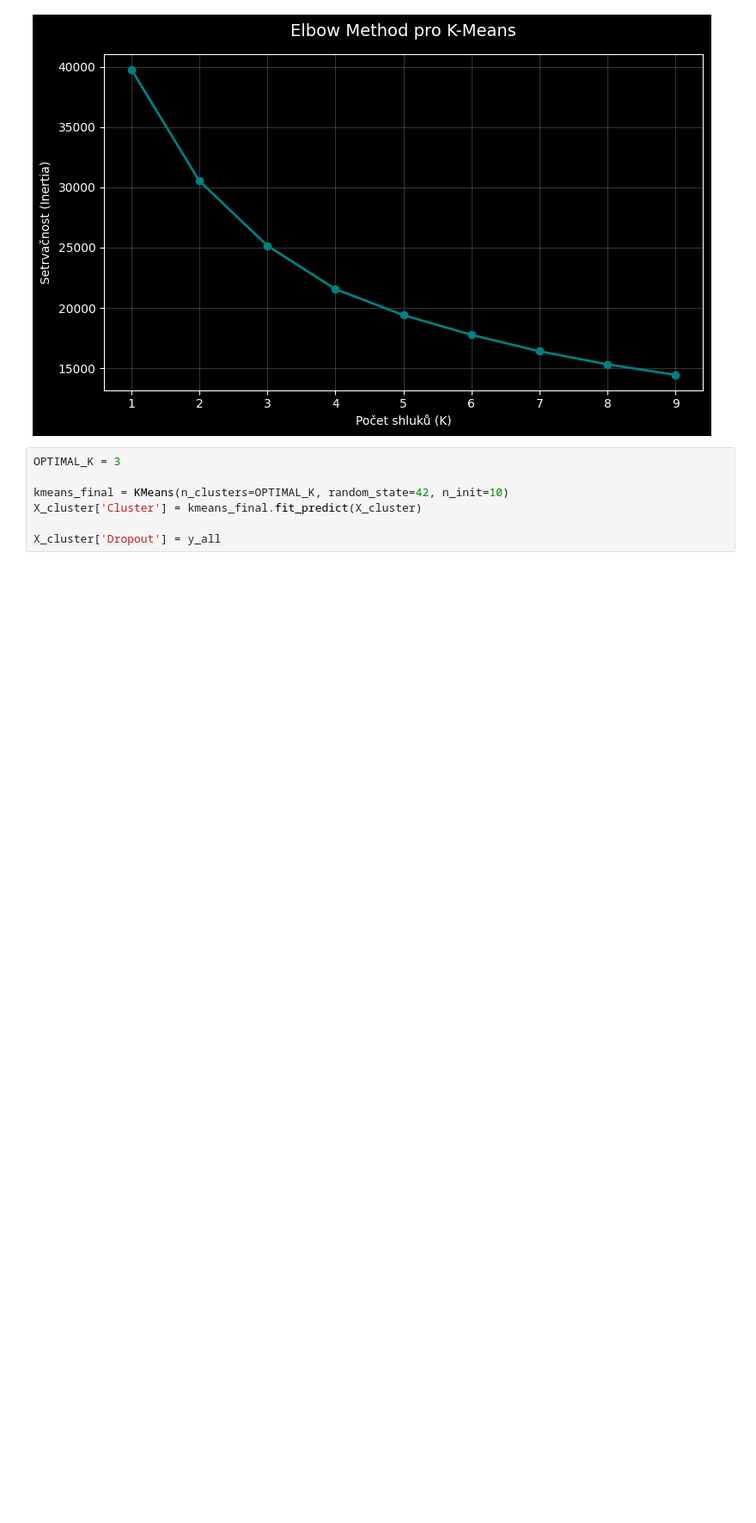
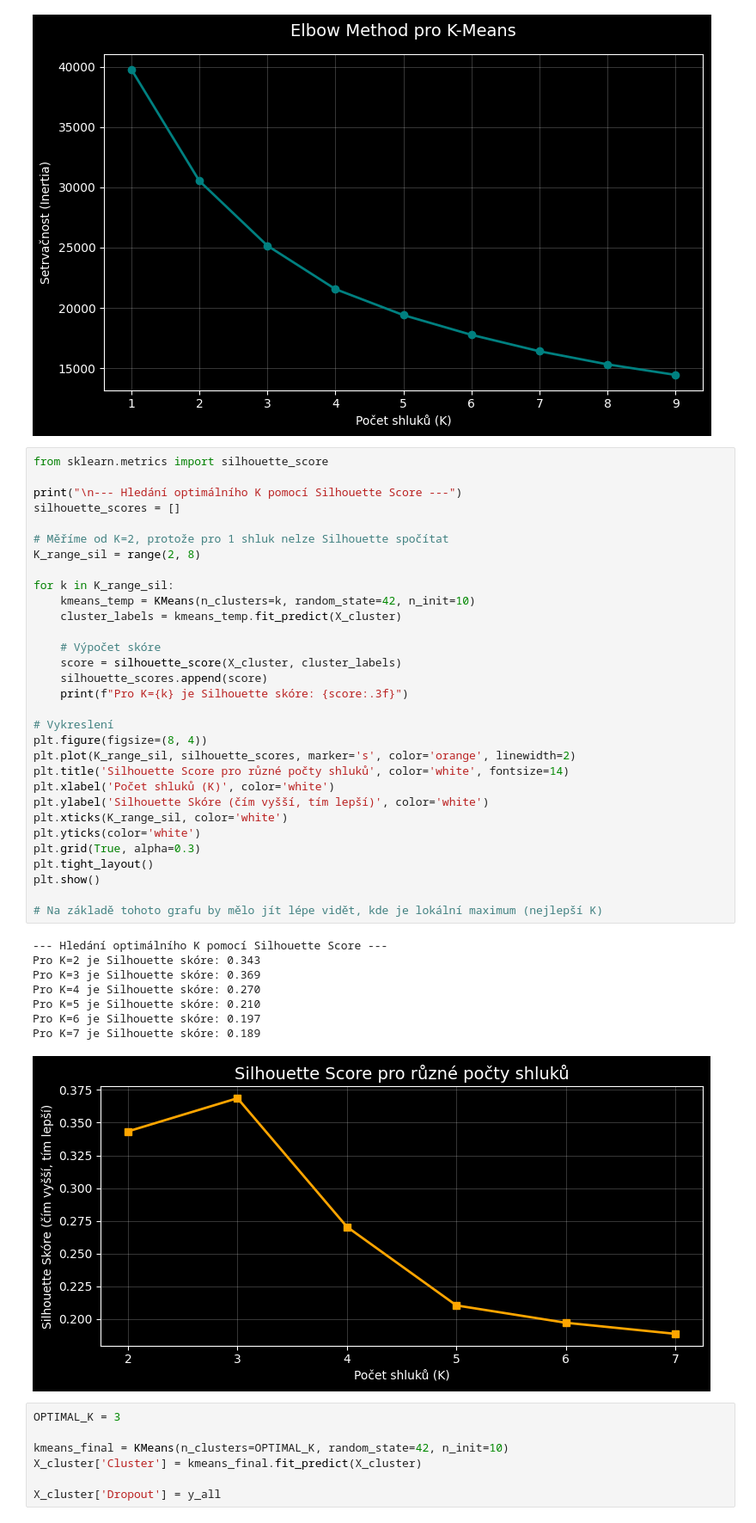
Before and after one commit to Student-dropout-ML/student-dropout-ml, a Jupyter notebook: notebooks/04-clustering-analysis.ipynb, the cells around one changed output. Shown at 86% size. Cells and saved outputs as stored; diff of their text form; blank space fills up the shorter version.

```diff
--- a/notebooks/04-clustering-analysis.ipynb
+++ b/notebooks/04-clustering-analysis.ipynb
@@ -38,6 +38,46 @@ plt.tight_layout()
 plt.show()
 # %% [output]
 [figure]
+# %%
+from sklearn.metrics import silhouette_score
+
+print("\n--- Hledání optimálního K pomocí Silhouette Score ---")
+silhouette_scores = []
+
+# Měříme od K=2, protože pro 1 shluk nelze Silhouette spočítat
+K_range_sil = range(2, 8)
+
+for k in K_range_sil:
+    kmeans_temp = KMeans(n_clusters=k, random_state=42, n_init=10)
+    cluster_labels = kmeans_temp.fit_predict(X_cluster)
+
+    # Výpočet skóre
+    score = silhouette_score(X_cluster, cluster_labels)
+    silhouette_scores.append(score)
+    print(f"Pro K={k} je Silhouette skóre: {score:.3f}")
+
+# Vykreslení
+plt.figure(figsize=(8, 4))
+plt.plot(K_range_sil, silhouette_scores, marker='s', color='orange', linewidth=2)
+plt.title('Silhouette Score pro různé počty shluků', color='white', fontsize=14)
+plt.xlabel('Počet shluků (K)', color='white')
+plt.ylabel('Silhouette Skóre (čím vyšší, tím lepší)', color='white')
+plt.xticks(K_range_sil, color='white')
+plt.yticks(color='white')
+plt.grid(True, alpha=0.3)
+plt.tight_layout()
+plt.show()
+
+# Na základě tohoto grafu by mělo jít lépe vidět, kde je lokální maximum (nejlepší K)
+# %% [output]
+--- Hledání optimálního K pomocí Silhouette Score ---
+Pro K=2 je Silhouette skóre: 0.343
+Pro K=3 je Silhouette skóre: 0.369
+Pro K=4 je Silhouette skóre: 0.270
+Pro K=5 je Silhouette skóre: 0.210
+Pro K=6 je Silhouette skóre: 0.197
+Pro K=7 je Silhouette skóre: 0.189
+[figure, added]
 # %%
 OPTIMAL_K = 3
 
```
Also changed, not shown: 9 other files.
